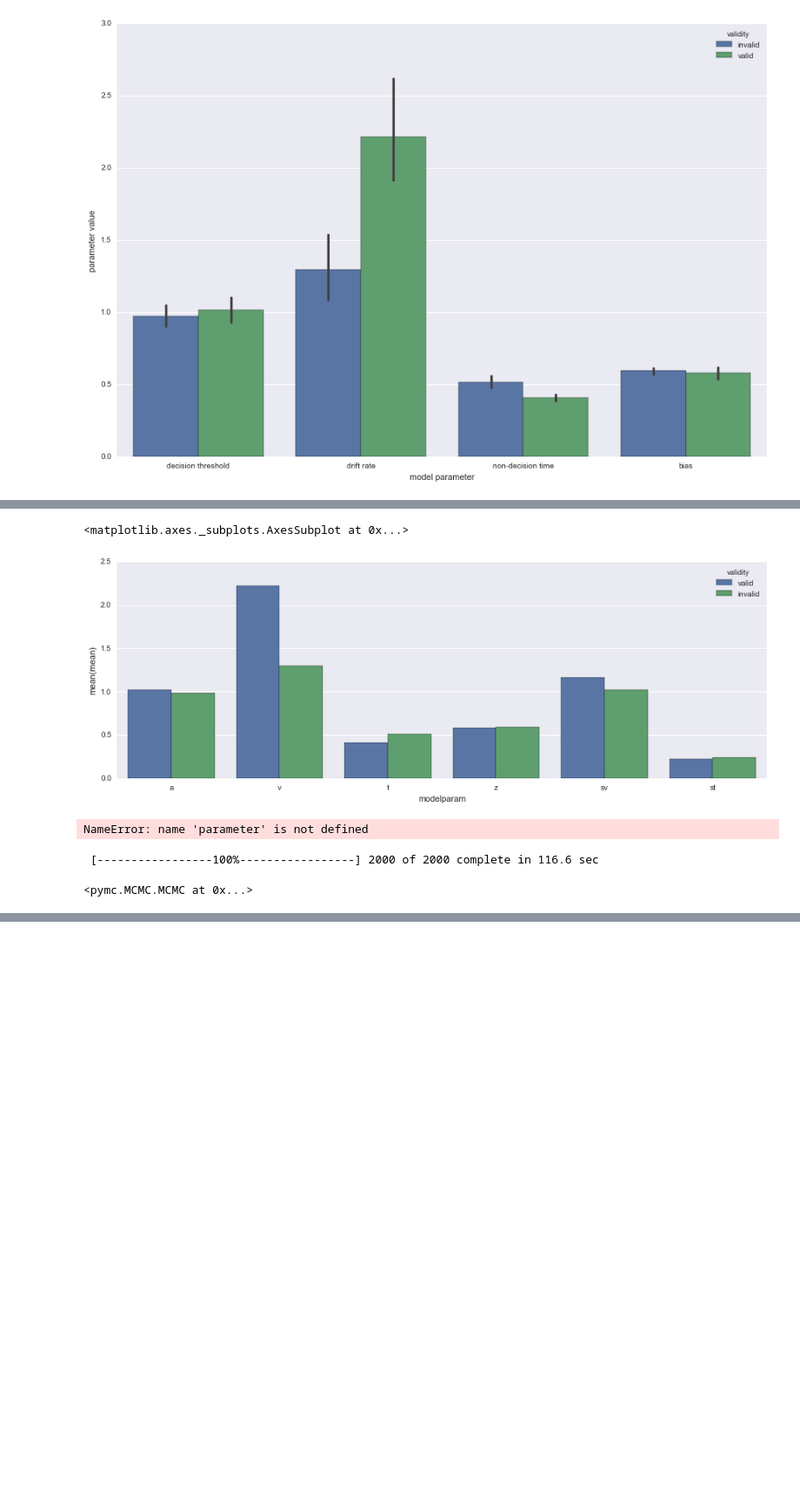
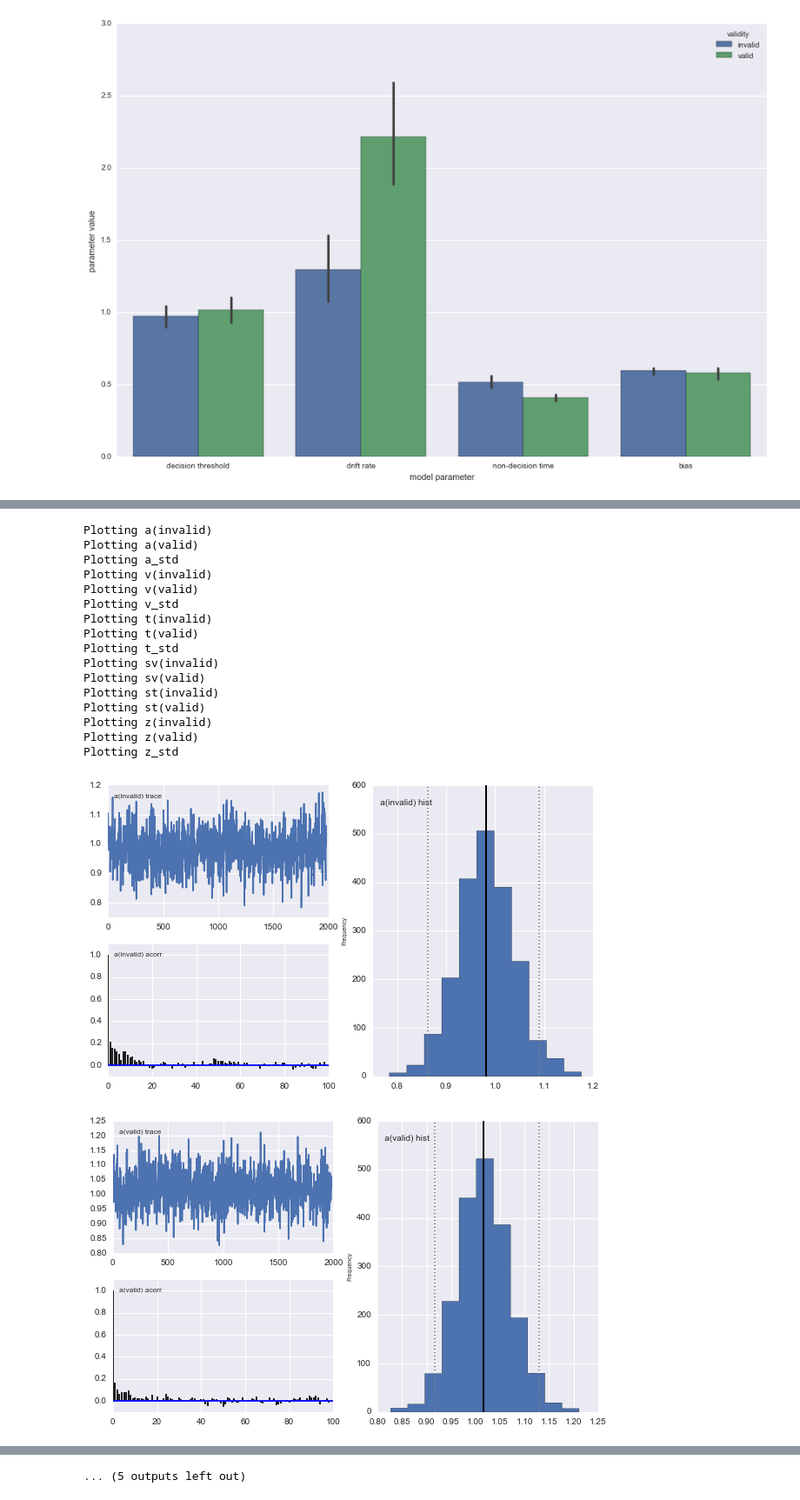
Before and after one commit to Nian-Jingqing/AttentionSaccade, a Jupyter notebook: AttentionSaccade_DiffusionModelling.ipynb, the cells around one changed output, grey strips where cells are left out. Shown at 87% size. Drawn from its saved outputs; the diff is of its cells as text; code cells hidden in the pictures; blank space fills up the shorter version.

```diff
--- a/AttentionSaccade_DiffusionModelling.ipynb
+++ b/AttentionSaccade_DiffusionModelling.ipynb
@@ -57,13 +57,21 @@ print attval.shape, attinv.shape
 (6891, 4) (1721, 4)
 # %%
 #drift diffusion model on attention task data
-model = hddm.HDDM(data= attention, p_outlier=0.05, bias = True,
+model = hddm.HDDM(data= attention, p_outlier=0.05, bias = True, trace_subjs = True, std_depends = True,
                  depends_on = {'a':'validity', 'v':'validity',
                                't':'validity', 'z':'validity',
                                'sv':'validity', 'st':'validity'},
                  include = {'sv', 'st'}) #depends_on : model parameters estimated separately for validity conditions (so we can look at validity effect on model parameters)
 model.find_starting_values()
 model.sample(2000, burn=20)
+
+stats = model.gen_stats()
+stats
+# a, v, t, z parameters for each participant, and the group (mean + stds)
+# a = decision threshold
+# v = drift rate
+# t = non-decision time parameter
+# z = prepotent response bias
 # %% [output]
  [-----------------100%-----------------] 2001 of 2000 complete in 41766.6 sec
 <pymc.MCMC.MCMC at 0x...>
@@ -167,27 +102,23 @@ st(invalid)  0.243453         st  invalid
-# %%
-sns.barplot(data=plot_stats, x = 'modelparam', y = 'mean', hue = 'validity')
-# %% [output]
-<matplotlib.axes._subplots.AxesSubplot at 0x...>
-[figure, removed]
-# %%
-help(sns.barplot,x = parameter, y = mean, hue = validity)
-# %% [output]
-NameError: name 'parameter' is not defined
-# %%
-# model valid and invalid trials separately
-modelvalid = hddm.HDDM(data = attval, p_outlier=0.05, bias = True)
-modelvalid.find_starting_values()
-modelvalid.sample(2000, burn = 20)
-
-modelinv = hddm.HDDM(data=attinv, p_outlier=0.05, bias = True)
-modelinv.find_starting_values()
-modelinv.sample(2000, burn = 20)
-
-#output stats for the independent models
-stats_valid = modelvalid.gen_stats()
-stats_valid[stats_valid.index.isin(['a', 'a_std', 'v','v_std', 't', 't_std', 'z', 'z_std'])] #only show group parameters
-stats_invalid = modelinv.gen_stats()
-stats_invalid[stats_invalid.index.isin(['a', 'a_std', 'v','v_std', 't', 't_std', 'z', 'z_std'])]
-# %% [output]
- [-----------------100%-----------------] 2000 of 2000 complete in 116.6 sec
-<pymc.MCMC.MCMC at 0x...>
+# %%
+plt.rcParams['figure.figsize'] = (5,5)
+posteriors = model.plot_posteriors_conditions
+model.plot_posteriors()
+# %% [output]
+Plotting a(invalid)
+Plotting a(valid)
+Plotting a_std
+Plotting v(invalid)
+Plotting v(valid)
+Plotting v_std
+Plotting t(invalid)
+Plotting t(valid)
+Plotting t_std
+Plotting sv(invalid)
+Plotting sv(valid)
+Plotting st(invalid)
+Plotting st(valid)
+Plotting z(invalid)
+Plotting z(valid)
+Plotting z_std
+[figure, added]
+[figure, added]
@@ -193,0 +134 @@ stats_invalid[stats_invalid.index.isin(['a', 'a_std', 'v','v_std', 't', 't_std',
+... (5 outputs left out)
```
Also changed, not shown: parts of 10 cells of this notebook.
